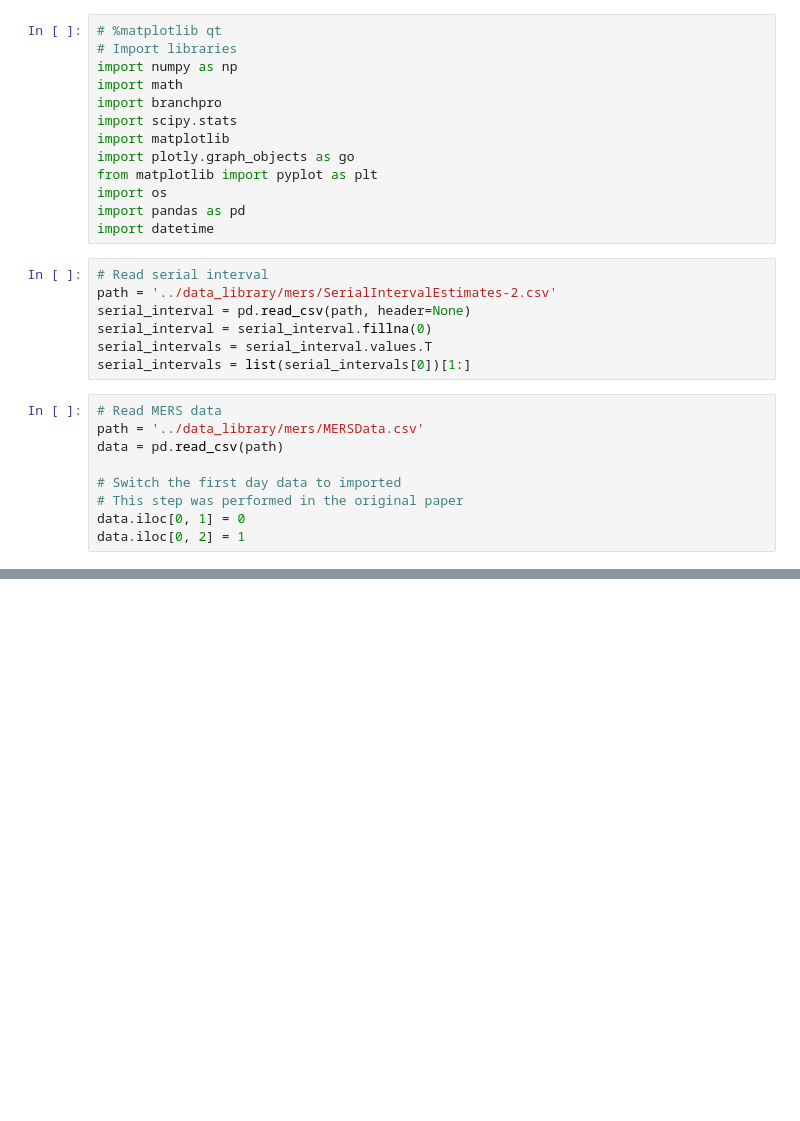
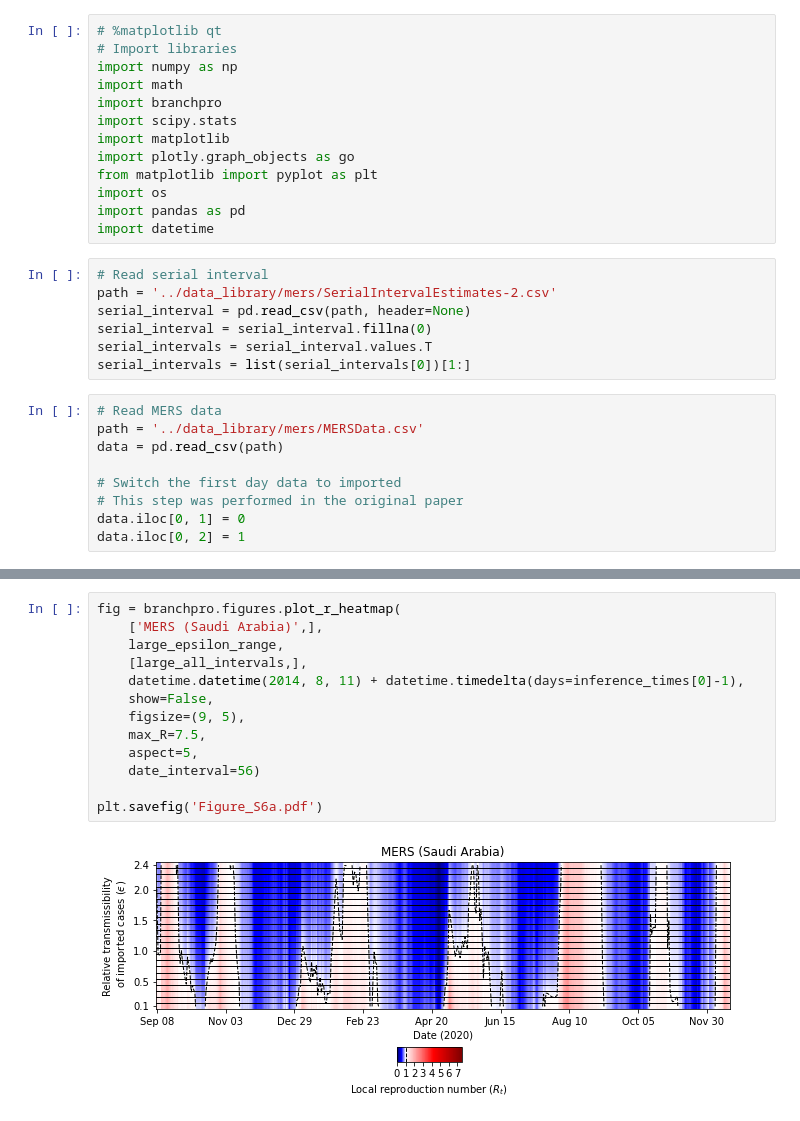
Before and after one commit to SABS-R3-Epidemiology/branchpro, a Jupyter notebook: branchpro/results/MERS.ipynb, the cells around one changed output, grey strips where cells are left out. Saved outputs shown, nothing was run; the diff lists cells and outputs as text; blank space fills up the shorter version.

```diff
--- a/branchpro/results/MERS.ipynb
+++ b/branchpro/results/MERS.ipynb
@@ -290,2 +141,17 @@ def plot_r_inference(first_day_data,
+# %%
+fig = branchpro.figures.plot_r_heatmap(
+    ['MERS (Saudi Arabia)',],
+    large_epsilon_range,
+    [large_all_intervals,],
+    datetime.datetime(2014, 8, 11) + datetime.timedelta(days=inference_times[0]-1),
+    show=False,
+    figsize=(9, 5),
+    max_R=7.5,
+    aspect=5,
+    date_interval=56)
+
+plt.savefig('Figure_S6a.pdf')
+# %% [output]
+[figure, added]
 # %%
 # Run the inference at a finer grid of epsilons
```
Also changed, not shown: parts of 4 cells of this notebook, 6 other files.
